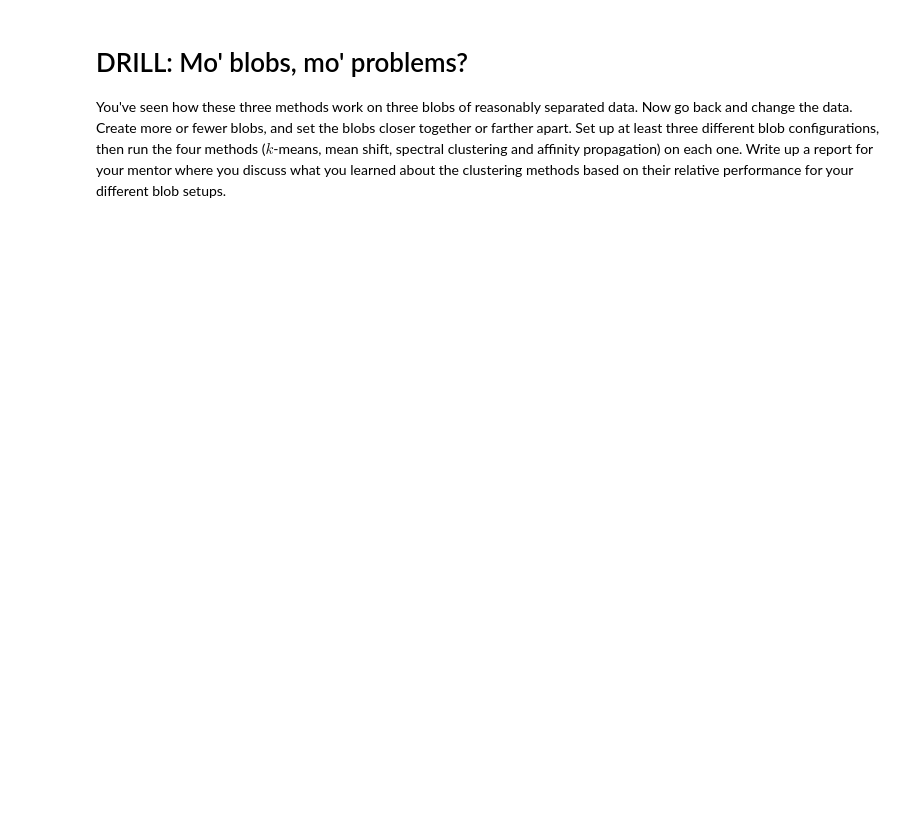
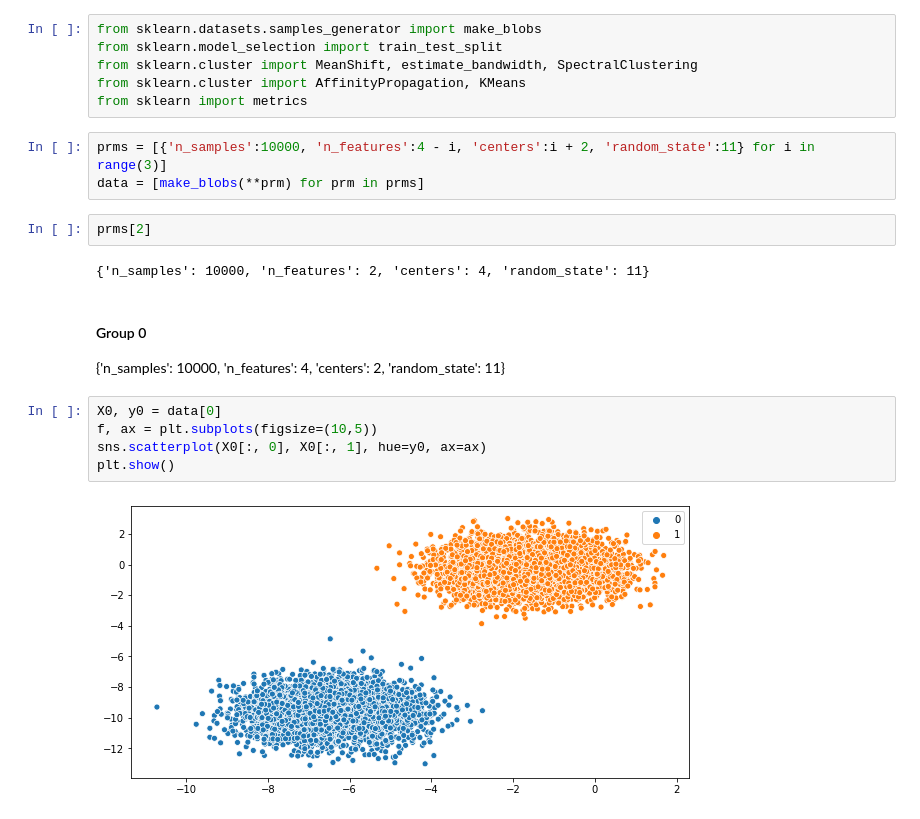
Before and after one commit to cmkeith9749/Projects, a Jupyter notebook: Unit04/Lesson03/040203 OtherClusteringMethods.ipynb, the cells around one changed output. Cells and saved outputs as stored; diff of their text form; blank space fills up the shorter version.

```diff
--- a/Unit04/Lesson03/040203 OtherClusteringMethods.ipynb
+++ b/Unit04/Lesson03/040203 OtherClusteringMethods.ipynb
@@ -220,4 +11,24 @@ plt.show()
-# %% [markdown]
-# DRILL: Mo' blobs, mo' problems?
-
-You've seen how these three methods work on three blobs of reasonably separated data. Now go back and change the data. Create more or fewer blobs, and set the blobs closer together or farther apart. Set up at least three different blob configurations, then run the four methods ($k$-means, mean shift, spectral clustering and affinity propagation) on each one.  Write up a report for your mentor where you discuss what you learned about the clustering methods based on their relative performance for your different blob setups.
+# %%
+from sklearn.datasets.samples_generator import make_blobs
+from sklearn.model_selection import train_test_split
+from sklearn.cluster import MeanShift, estimate_bandwidth, SpectralClustering
+from sklearn.cluster import AffinityPropagation, KMeans
+from sklearn import metrics
+# %%
+prms = [{'n_samples':10000, 'n_features':4 - i, 'centers':i + 2, 'random_state':11} for i in range(3)]
+data = [make_blobs(**prm) for prm in prms]
+# %%
+prms[2]
+# %% [output]
+{'n_samples': 10000, 'n_features': 2, 'centers': 4, 'random_state': 11}
+# %% [markdown]
+#### Group 0
+
+{'n_samples': 10000, 'n_features': 4, 'centers': 2, 'random_state': 11}
+# %%
+X0, y0 = data[0]
+f, ax = plt.subplots(figsize=(10,5))
+sns.scatterplot(X0[:, 0], X0[:, 1], hue=y0, ax=ax)
+plt.show()
+# %% [output]
+[figure, added]
```
Also changed, not shown: parts of 26 cells of this notebook, 11 other files.
